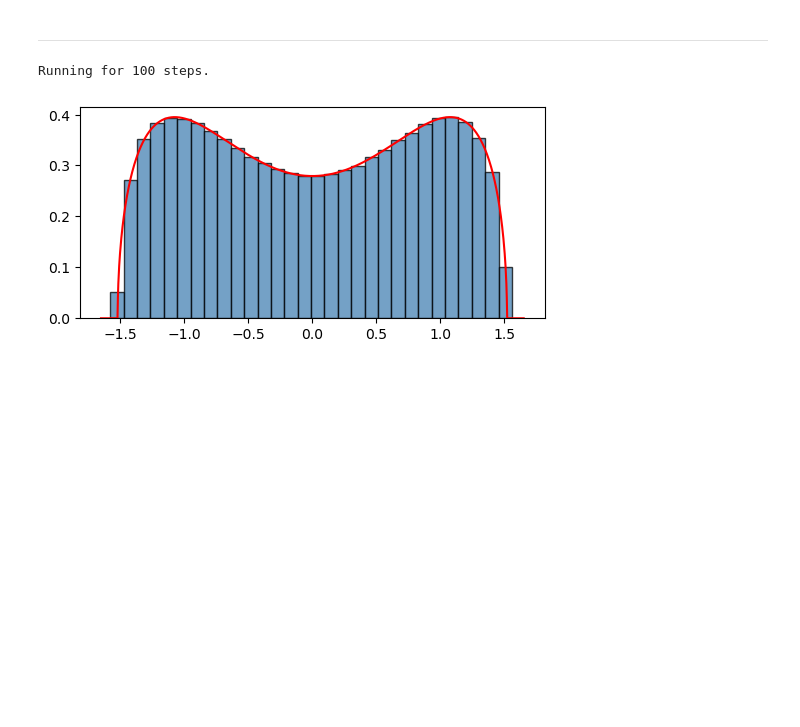
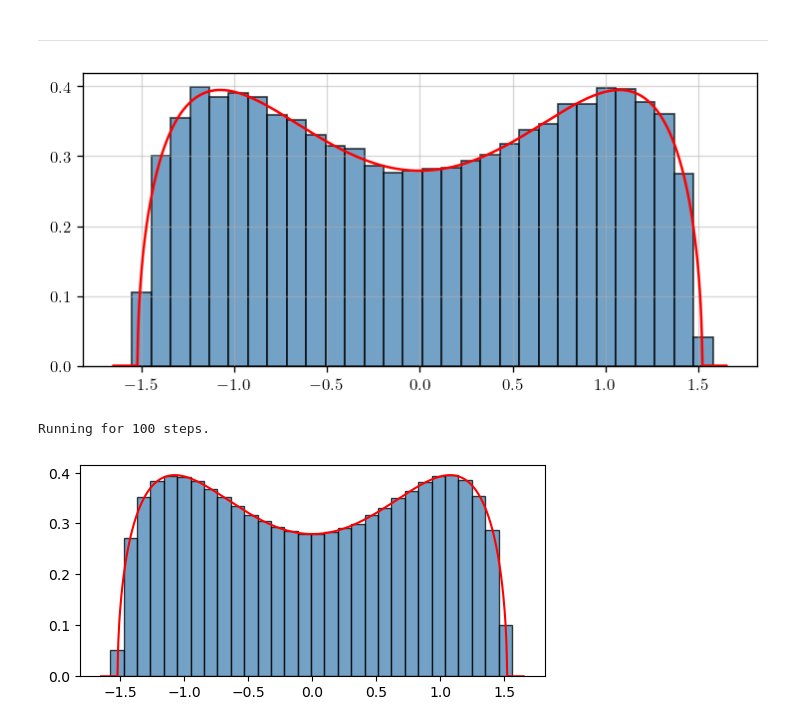
Before and after one commit to fredwdickinson/dissertation, a Jupyter notebook: code/refactor/notebooks/00_test.ipynb, the cells around one changed output. Drawn from its saved outputs; the diff is of its cells as text; code cells hidden in the pictures; blank space fills up the shorter version.

```diff
--- a/code/refactor/notebooks/00_test.ipynb
+++ b/code/refactor/notebooks/00_test.ipynb
@@ -19,6 +19,37 @@ importlib.reload(forces); importlib.reload(integrators); importlib.reload(random
 importlib.reload(simulate); importlib.reload(densities);
 # %% [markdown]
 ---
+# %%
+def test_method(method, N = 40, beta = 2.0, T = 5.0, M = 250, potential_name = "quartic"):
+    """
+    Test method by plotting histograms when init with GUE and given quartic potential.
+    """
+
+    if (method == "implicit"):
+        dt = 0.1
+    else:
+        dt = 1/(N**2)
+
+    total_steps = int(T/dt)
+    init = random_matrix.init_gue_eigenvalues(M, N)
+    noise_scale = np.sqrt(2.0*dt/(beta*N))
+    pipe = simulate.get_pipeline(method, dt = dt, noise_scale = noise_scale, potential_type = potential_name)
+
+    traj = simulate.simulate_dbm(init, total_steps, pipe)
+    particles = simulate.collect_snapshots(traj, total_steps)
+
+    # Quick plotter.
+    density_range, limiting_density = densities.get_density(potential_name)
+
+    fig, ax = plt.subplots(figsize = (6, 2.75))
+    ax.hist(particles, bins = 30, density = True, color = "steelblue", edgecolor = "black", alpha = 0.75)
+    ax.plot(density_range, limiting_density, color = "red", lw = 1.5)
+
+    plt.show()
+
+test_method("implicit")
+# %% [output]
+[figure, added]
 # %%
 N = 70; beta = 2.0; T = 10.0; M = 2000;
 dt = 0.1; total_steps = int(T/dt);
```
Also changed, not shown: parts of 4 cells of this notebook, 4 other files.
